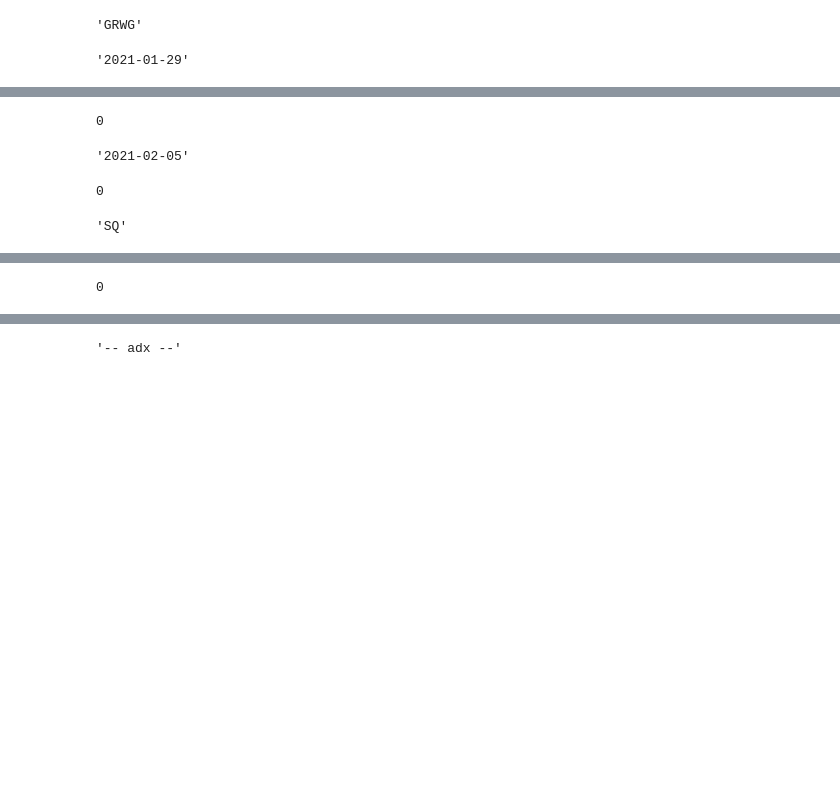
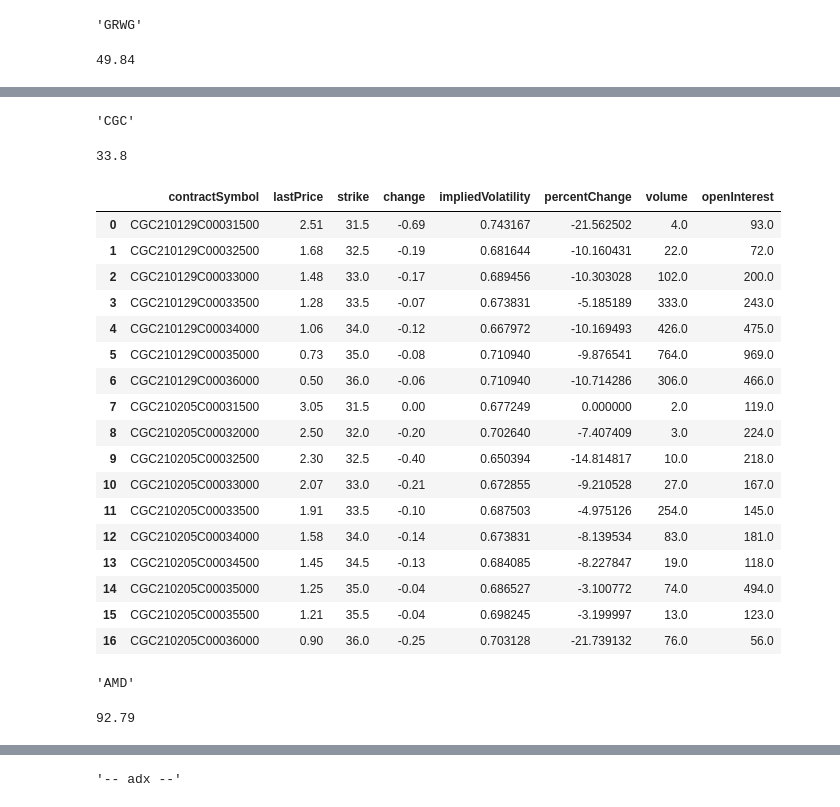
Before and after one commit to erichenschel/blueAngelsWing, a Jupyter notebook: dataExploration.ipynb, the cells around one changed output, grey strips where cells are left out. Cells and saved outputs as stored; diff of their text form; code cells hidden in the pictures; blank space fills up the shorter version.

```diff
--- a/dataExploration.ipynb
+++ b/dataExploration.ipynb
@@ -45,13 +45,20 @@ display(data_1.sort_values(by=["beta"], axis=0, ascending=False))
 # %%
 # stocks we're interested in getting options data
 option_stocks = data_1.sort_values(by=["beta"], axis=0, ascending=False)
-# display(option_stocks)
 
-for stock in option_stocks.index:
-    display(stock)
+for index, row in option_stocks.iterrows():
+    # display stock name
+    stock = index
+
+    # initialize pandas dataframes for each expir. date
+    op_interest = pd.DataFrame()
+
+    # get current price of stock
+    price = row['c']
+
 
     # get options dates
-    s = yf.Ticker(str(stock))
+    s = yf.Ticker(str(index))
     try:
         dates = list(s.options)
     except:
@@ -59,21 +66,37 @@ for stock in option_stocks.index:
 
     # get options data for first two dates
     for date in dates[:2]:
-        display(date)
-
         # get call options chain
         call_chain = s.option_chain(date)[0]
-#         display(call_chain)
 
         for index, row in call_chain.iterrows():
-            display(index)
-#             vol = row["impliedVolatility"]
-#             if float(vol) > .50:
-#                 display(row)
-            break
+            # get strike price
+            strike = row['strike']
 
-        # get put options chain
-#         put_chain = s.option_chain(date)[1]
+            # get put options chain
+#             put_chain = s.option_chain(date)[1]
+
+            # check if true value of option is less than $1200
+            if abs(price-strike) < 2.5:
+                vol = row["impliedVolatility"]
+                if float(vol) > .65:
+                    op_interest = op_interest.append(row, ignore_index=True)
+
+    drop_list = ["ask", "bid", "contractSize", "currency", "inTheMoney", "lastTradeDate"]
+    try:
+        op_interest = op_interest.drop(drop_list, axis=1)
+    except:
+        pass
+
+    if op_interest.empty:
+        pass
+#         print("No options of interest for " + str(stock) + " today.")
+    else:
+        display(stock)
+        display(price)
+        cols = ["contractSymbol", "lastPrice", "strike", "change", "impliedVolatility", "percentChange", "volume", "openInterest"]
+        op_interest = op_interest[cols]
+        display(op_interest)
 # %% [output]
 'GRWG'
-'2021-01-29'
+49.84
@@ -80,4 +120,22 @@ for stock in option_stocks.index:
-0
+'CGC'
-'2021-02-05'
+33.8
+|  | contractSymbol | lastPrice | strike | change | impliedVolatility | percentChange | volume | openInterest |
+| 0 | CGC210129C00031500 | 2.51 | 31.5 | -0.69 | 0.743167 | -21.562502 | 4.0 | 93.0 |
+| 1 | CGC210129C00032500 | 1.68 | 32.5 | -0.19 | 0.681644 | -10.160431 | 22.0 | 72.0 |
+| 2 | CGC210129C00033000 | 1.48 | 33.0 | -0.17 | 0.689456 | -10.303028 | 102.0 | 200.0 |
+| 3 | CGC210129C00033500 | 1.28 | 33.5 | -0.07 | 0.673831 | -5.185189 | 333.0 | 243.0 |
+| 4 | CGC210129C00034000 | 1.06 | 34.0 | -0.12 | 0.667972 | -10.169493 | 426.0 | 475.0 |
+| 5 | CGC210129C00035000 | 0.73 | 35.0 | -0.08 | 0.710940 | -9.876541 | 764.0 | 969.0 |
+| 6 | CGC210129C00036000 | 0.50 | 36.0 | -0.06 | 0.710940 | -10.714286 | 306.0 | 466.0 |
+| 7 | CGC210205C00031500 | 3.05 | 31.5 | 0.00 | 0.677249 | 0.000000 | 2.0 | 119.0 |
+| 8 | CGC210205C00032000 | 2.50 | 32.0 | -0.20 | 0.702640 | -7.407409 | 3.0 | 224.0 |
+| 9 | CGC210205C00032500 | 2.30 | 32.5 | -0.40 | 0.650394 | -14.814817 | 10.0 | 218.0 |
+| 10 | CGC210205C00033000 | 2.07 | 33.0 | -0.21 | 0.672855 | -9.210528 | 27.0 | 167.0 |
+| 11 | CGC210205C00033500 | 1.91 | 33.5 | -0.10 | 0.687503 | -4.975126 | 254.0 | 145.0 |
+| 12 | CGC210205C00034000 | 1.58 | 34.0 | -0.14 | 0.673831 | -8.139534 | 83.0 | 181.0 |
+| 13 | CGC210205C00034500 | 1.45 | 34.5 | -0.13 | 0.684085 | -8.227847 | 19.0 | 118.0 |
+| 14 | CGC210205C00035000 | 1.25 | 35.0 | -0.04 | 0.686527 | -3.100772 | 74.0 | 494.0 |
+| 15 | CGC210205C00035500 | 1.21 | 35.5 | -0.04 | 0.698245 | -3.199997 | 13.0 | 123.0 |
+| 16 | CGC210205C00036000 | 0.90 | 36.0 | -0.25 | 0.703128 | -21.739132 | 76.0 | 56.0 |
-0
+'AMD'
-'SQ'
+92.79
@@ -87 +178,0 @@ for stock in option_stocks.index:
-0
```
Also changed, not shown: parts of 3 cells of this notebook.
